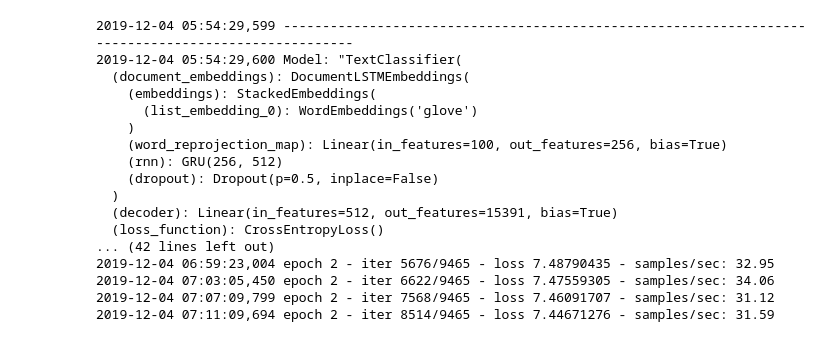
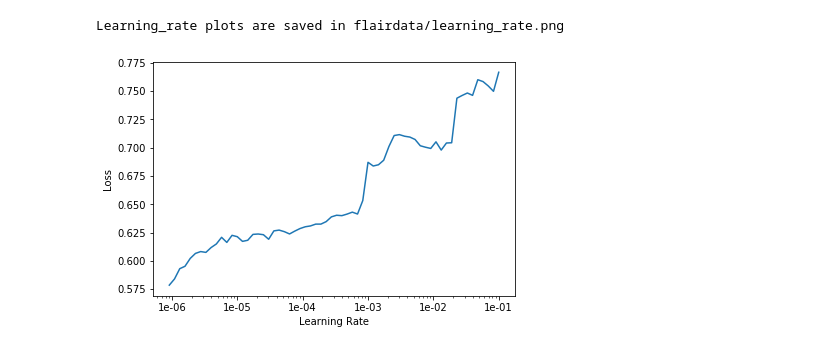
Before and after one commit to Jacobjeevan/Reddit-Upvote-Predictor, a Jupyter notebook: notebooks/reports/flairmodel.ipynb, the cells around one changed output. Cells and saved outputs as stored; diff of their text form; code cells hidden in the pictures.

Commit message:
updating flairmodel

```diff
--- a/notebooks/reports/flairmodel.ipynb
+++ b/notebooks/reports/flairmodel.ipynb
@@ -78,0 +48,8 @@ trainer = ModelTrainer(classifier, corpus)
+# %%
+def trainRNN(corpus, document_embeddings, label_dict, lr):
+    classifier = TextClassifier(document_embeddings, label_dictionary=label_dict)
+    trainer = ModelTrainer(classifier, corpus)
+    trainer.train(f'{outputs_folder}', max_epochs=5, embeddings_storage_mode='gpu', checkpoint=True, learning_rate=lr,
+              mini_batch_size=8)
+# %%
+trainRNN(corpus, document_embeddings, label_dict, 1e-1)
@@ -78,0 +76,11 @@ trainer = ModelTrainer(classifier, corpus)
+# %%
+from torch.optim.adam import Adam
+from flair.embeddings import TransformerDocumentEmbeddings
+
+document_embeddings = TransformerDocumentEmbeddings('distilbert-base-uncased', fine_tune=True)
+
+def trainTransformer(corpus, document_embeddings, label_dict, lr):
+    classifier = TextClassifier(document_embeddings, label_dictionary=label_dict)
+    trainer = ModelTrainer(classifier, corpus, optimizer=Adam)
+    trainer.train(f'{outputs_folder}/transformer', max_epochs=5, embeddings_storage_mode='gpu', checkpoint=True, learning_rate=lr,
+              mini_batch_size=8)
@@ -78,0 +89,5 @@ trainer = ModelTrainer(classifier, corpus)
+# %%
+classifier = TextClassifier(document_embeddings, label_dictionary=label_dict)
+#Initialize the text classifier trainer
+trainer = ModelTrainer(classifier, corpus, optimizer=Adam)
+learning_rate_tsv = trainer.find_learning_rate('flairdata/','learning_rate.tsv')
@@ -79,25 +112,7 @@ trainer = ModelTrainer(classifier, corpus)
 # %%
-#from flair.visual.training_curves import Plotter
-#plotter = Plotter()
-#plotter.plot_learning_rate(learning_rate_tsv)
+from flair.visual.training_curves import Plotter
+plotter = Plotter()
+plotter.plot_learning_rate(learning_rate_tsv)
+# %% [output]
+Learning_rate plots are saved in flairdata/learning_rate.png
+[figure, added]
-# %%
-trainer.train('./', max_epochs=5, embeddings_storage_mode='gpu', checkpoint=True, learning_rate=1e-2,
-              mini_batch_size=8)
-# %% [output]
-2019-12-04 05:54:29,599 ----------------------------------------------------------------------------------------------------
-2019-12-04 05:54:29,600 Model: "TextClassifier(
-  (document_embeddings): DocumentLSTMEmbeddings(
-    (embeddings): StackedEmbeddings(
-      (list_embedding_0): WordEmbeddings('glove')
-    )
-    (word_reprojection_map): Linear(in_features=100, out_features=256, bias=True)
-    (rnn): GRU(256, 512)
-    (dropout): Dropout(p=0.5, inplace=False)
-  )
-  (decoder): Linear(in_features=512, out_features=15391, bias=True)
-  (loss_function): CrossEntropyLoss()
-... (42 lines left out)
-2019-12-04 06:59:23,004 epoch 2 - iter 5676/9465 - loss 7.48790435 - samples/sec: 32.95
-2019-12-04 07:03:05,450 epoch 2 - iter 6622/9465 - loss 7.47559305 - samples/sec: 34.06
-2019-12-04 07:07:09,799 epoch 2 - iter 7568/9465 - loss 7.46091707 - samples/sec: 31.12
-2019-12-04 07:11:09,694 epoch 2 - iter 8514/9465 - loss 7.44671276 - samples/sec: 31.59
```
Also changed, not shown: parts of 27 cells of this notebook.
